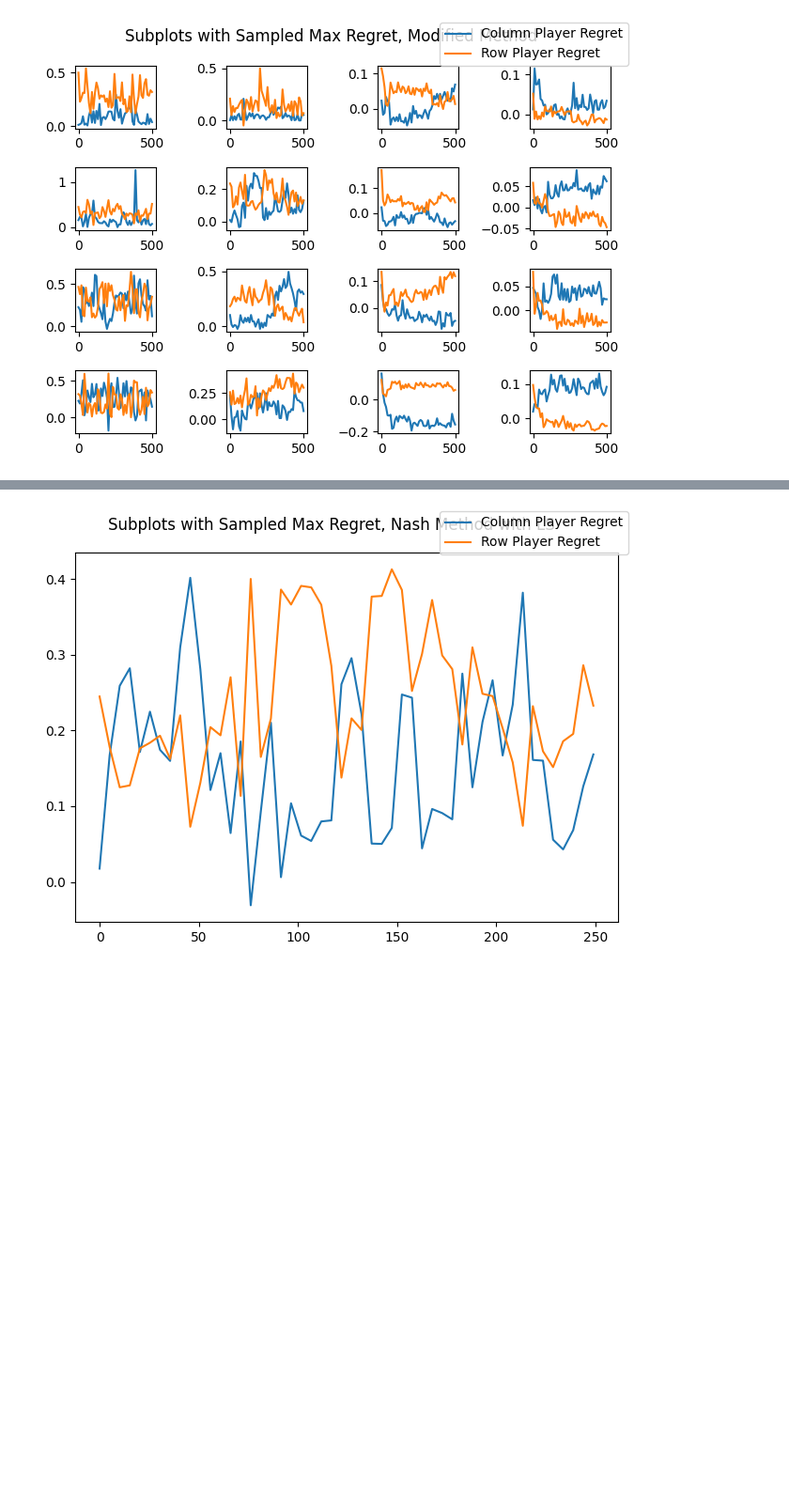
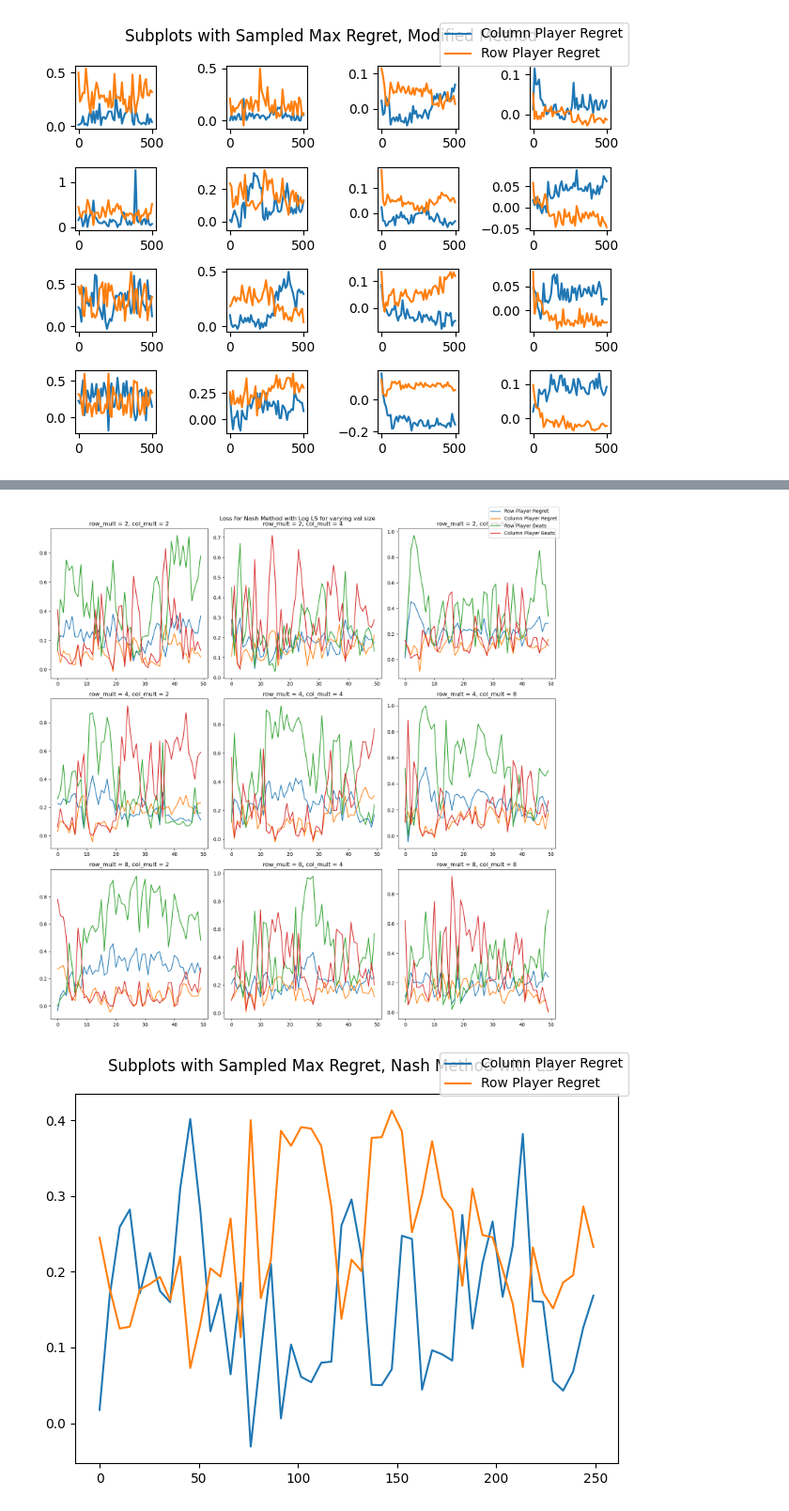
Before and after one commit to MalcolmForsyth/580Project, a Jupyter notebook: continuous/continuous.ipynb, the cells around one changed output, grey strips where cells are left out. Shown at 94% size. Drawn from its saved outputs; the diff is of its cells as text; code cells hidden in the pictures; blank space fills up the shorter version.

```diff
--- a/continuous/continuous.ipynb
+++ b/continuous/continuous.ipynb
@@ -872,0 +1035,10 @@ def egt_mod(num_epochs = 500, coef = 1, rep_score = 'mean', ols_weight = 'score'
+# %%
+all_test_ps2, all_test_qs2 = [], []
+labels2 = []
+for row_mult in [2, 4, 8]:
+    for col_mult in [2, 4, 8]:
+        test_ps, test_qs = egt_mod(num_epochs=100, coef=5, samples_coef=[row_mult, 8, col_mult, 8])
+        all_test_ps2.append(test_ps)
+        all_test_qs2.append(test_qs)
+        labels2.append("row_mult = {}, col_mult = {}".format(row_mult, col_mult))
+        print((row_mult, col_mult))
@@ -1040,3 +1210,7 @@ plt.show()
+# %%
+all_plots_loss(all_test_ps2, all_test_qs2, "Loss for Nash Method with Log LS for varying val size", labels2, 3, True)
+# %% [output]
+[figure, added]
 # %%
 size = 1
 fig, axes = plt.subplots()
```
Also changed, not shown: parts of 26 cells of this notebook.
